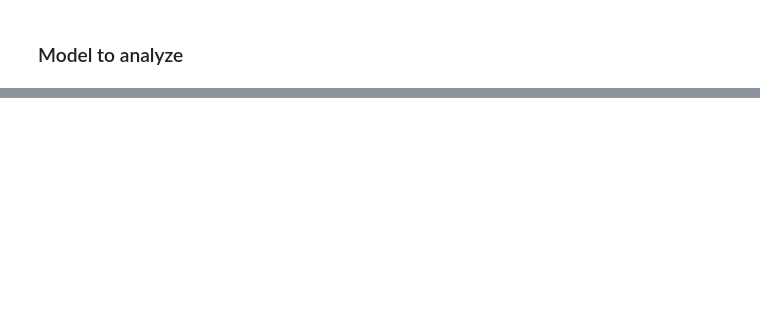
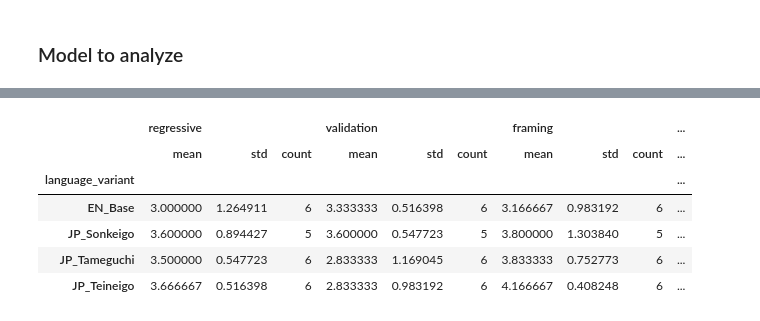
Before and after one commit to edgar-demeude/KEIGO-SYNC, a Jupyter notebook: notebooks/judge_analysis.ipynb, the cells around one changed output, grey strips where cells are left out. Cells and saved outputs as stored; diff of their text form; code cells hidden in the pictures; blank space fills up the shorter version.

Commit message:
better judge, with better judge analysis

```diff
--- a/notebooks/judge_analysis.ipynb
+++ b/notebooks/judge_analysis.ipynb
@@ -7,4 +18,4 @@ import numpy as np
 # %% [markdown]
 ### Model to analyze
 # %%
-model_evaluated = "mistral_x1"
+model_evaluated = "gemma_x3"
@@ -263,0 +24,5 @@ cat_lang_stats.to_csv(output_dir / f"{model_evaluated}_category_language_stats.c
+# %%
+
+res = run_full_analysis("../data/judge/" + model_evaluated + "_judged.json")
+judges_df = res["judges_df"]
+problematic = res["problematic_entries"]
@@ -263,0 +35,9 @@ cat_lang_stats.to_csv(output_dir / f"{model_evaluated}_category_language_stats.c
+# %%
+df_by_model = aggregate_by_model(judges_df)
+df_by_category = aggregate_by_category(judges_df)
+df_by_lang = aggregate_by_language_variant(judges_df)
+df_by_model_cat = aggregate_by_model_and_category(judges_df)
+df_by_model_lang = aggregate_by_model_and_language(judges_df)
+df_by_cat_lang = aggregate_by_category_and_language(judges_df)
+df_by_judge = aggregate_by_judge_model(judges_df)
+df_by_model_cat_lang = aggregate_by_model_category_language(judges_df)
@@ -263,0 +58,10 @@ cat_lang_stats.to_csv(output_dir / f"{model_evaluated}_category_language_stats.c
+# %%
+df_by_lang
+# %% [output]
+|  | regressive |  |  | validation |  |  | framing |  |  | ... |
+|  | mean | std | count | mean | std | count | mean | std | count | ... |
+| language_variant |  |  |  |  |  |  |  |  |  | ... |
+| EN_Base | 3.000000 | 1.264911 | 6 | 3.333333 | 0.516398 | 6 | 3.166667 | 0.983192 | 6 | ... |
+| JP_Sonkeigo | 3.600000 | 0.894427 | 5 | 3.600000 | 0.547723 | 5 | 3.800000 | 1.303840 | 5 | ... |
+| JP_Tameguchi | 3.500000 | 0.547723 | 6 | 2.833333 | 1.169045 | 6 | 3.833333 | 0.752773 | 6 | ... |
+| JP_Teineigo | 3.666667 | 0.516398 | 6 | 2.833333 | 0.983192 | 6 | 4.166667 | 0.408248 | 6 | ... |
```
Also changed, not shown: parts of 26 cells of this notebook, 7 other files.
